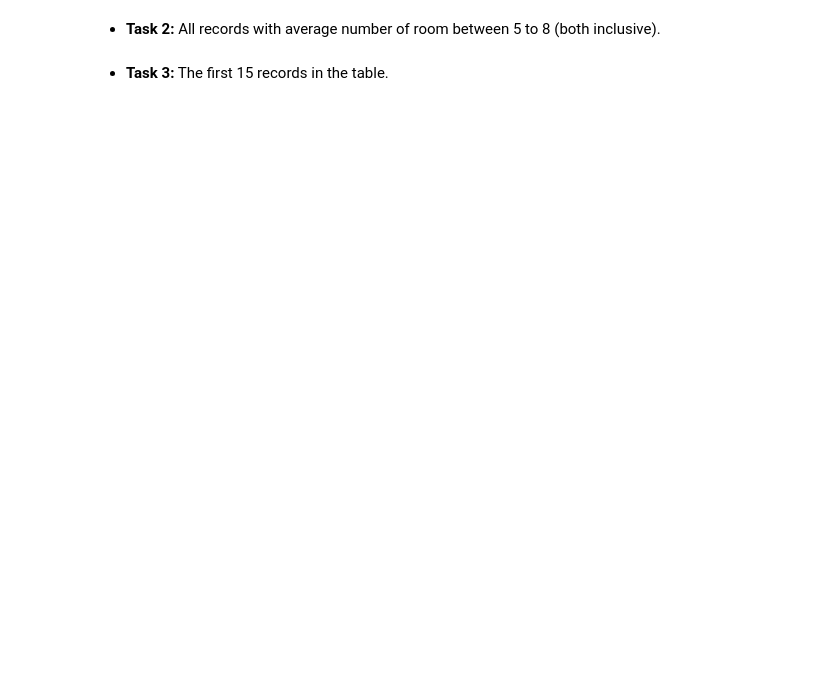
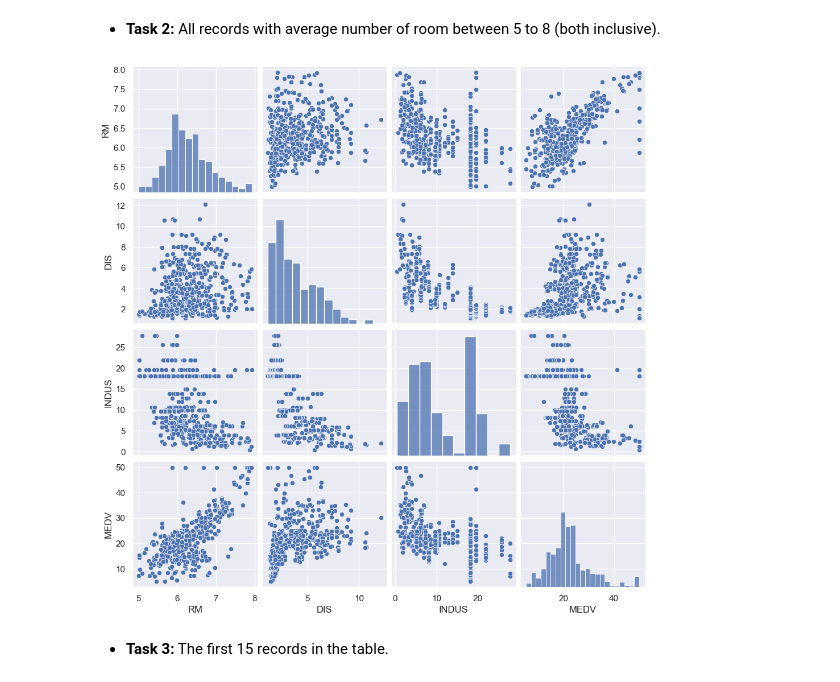
Before and after one commit to surrelsaga/DDW-weekly-problemSets, a Jupyter notebook: Week09_Cohort.ipynb, the cells around one changed output. Cells and saved outputs as stored; diff of their text form; code cells hidden in the pictures; blank space fills up the shorter version.

```diff
--- a/Week09_Cohort.ipynb
+++ b/Week09_Cohort.ipynb
@@ -148,17 +188,15 @@ myplot: sns.axisgrid.PairGrid = sns.pairplot(data=df_1)
 - **Task 2:** All records with average number of room between 5 to 8 (both inclusive).
 # %%
 # specify the columns of interest, replace the None
-# columns: list[str] = [None]
+columns: list[str] = ['RM', 'DIS', 'INDUS', 'MEDV']
 
 # use conditions for row selector and column selector
 # replace the None
-# df_2: pd.DataFrame = None
-
-###
-### YOUR CODE HERE
-###
+df_2: pd.DataFrame = df.loc[(df['RM'] >= 5) & (df['RM'] <= 8) , columns]
 
 myplot: sns.axisgrid.PairGrid = sns.pairplot(data=df_2)
+# %% [output]
+[figure, added]
 # %%
 ###
 ### AUTOGRADER TEST - DO NOT REMOVE
```
Also changed, not shown: parts of 14 cells of this notebook, 2 other files.
